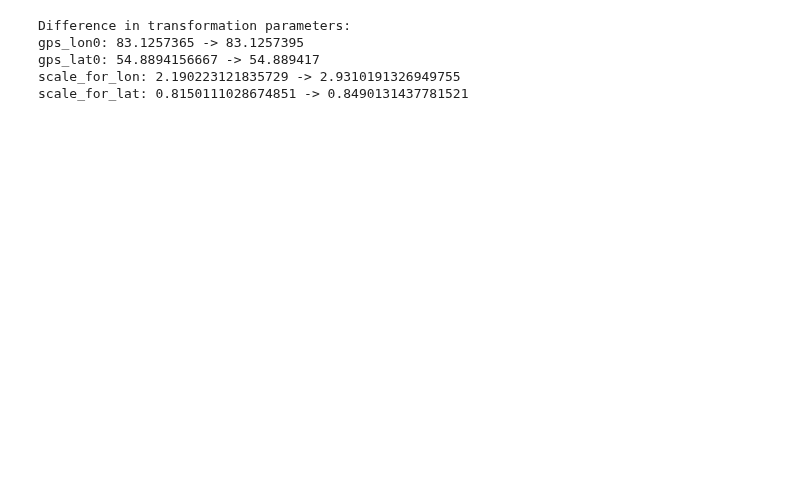
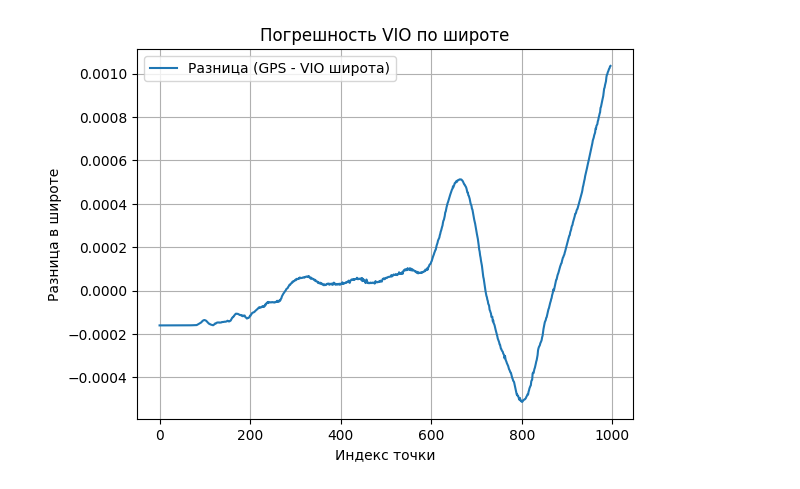
Before and after one commit to Razvald/helicopter, a Jupyter notebook: Calibrate/plot_graphs.ipynb, the cells around one changed output. Cells and saved outputs as stored; diff of their text form; code cells hidden in the pictures; blank space fills up the shorter version.

```diff
--- a/Calibrate/plot_graphs.ipynb
+++ b/Calibrate/plot_graphs.ipynb
@@ -73,0 +195,11 @@ time: 28.48 seconds
+# %%
+delta_lon = [gps_lon[i] - vio_lon[i] for i in range(len(gps_lat))]
+plt.plot(delta_lon, label="Разница (GPS - VIO широта)")
+plt.xlabel("Индекс точки")
+plt.ylabel("Разница в широте")
+plt.legend()
+plt.title("Погрешность VIO по широте")
+plt.grid()
+plt.show()
+# %% [output]
+[figure, added]
@@ -121,18 +247,0 @@ with open("Debugs/transformation_params.json", "w") as f:
-# %%
-# Сравнение параметров трансформации
-diff = {}
-for key in transformation_params_new:
-    if key in transformation_params and transformation_params[key] != transformation_params_new[key]:
-        diff[key] = {
-            "old": transformation_params[key],
-            "new": transformation_params_new[key]
-        }
-print("Difference in transformation parameters:")
-for key, value in diff.items():
-    print(f"{key}: {value['old']} -> {value['new']}")
-# %% [output]
-Difference in transformation parameters:
-gps_lon0: 83.1257365 -> 83.1257395
-gps_lat0: 54.8894156667 -> 54.889417
-scale_for_lon: 2.190223121835729 -> 2.9310191326949755
-scale_for_lat: 0.8150111028674851 -> 0.8490131437781521
```
Also changed, not shown: parts of 26 cells of this notebook, 1 other file.
